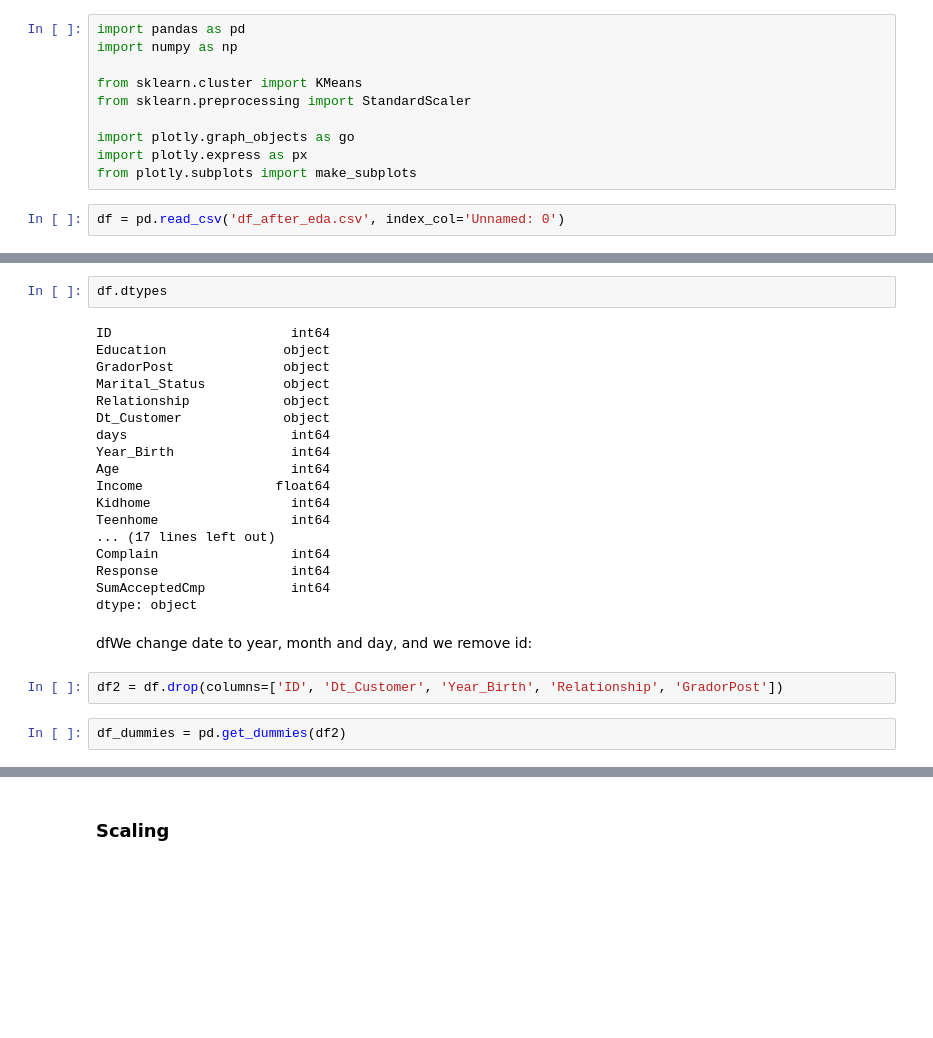
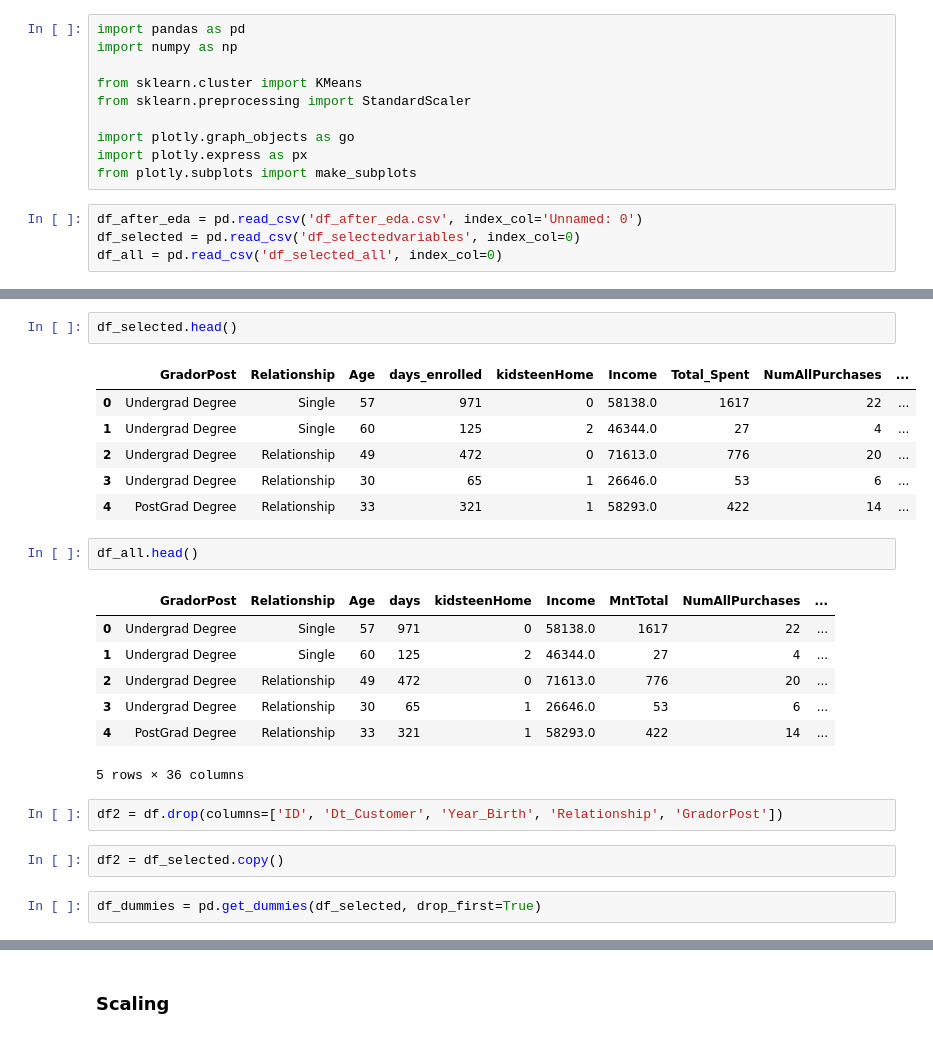
Before and after one commit to jorgecalvar/project-client-segmentation, a Jupyter notebook: models.ipynb, the cells around one changed output, grey strips where cells are left out. Cells and saved outputs as stored; diff of their text form; blank space fills up the shorter version.

```diff
--- a/models.ipynb
+++ b/models.ipynb
@@ -9,5 +9,7 @@ import plotly.graph_objects as go
 import plotly.express as px
 from plotly.subplots import make_subplots
 # %%
-df = pd.read_csv('df_after_eda.csv', index_col='Unnamed: 0')
+df_after_eda = pd.read_csv('df_after_eda.csv', index_col='Unnamed: 0')
+df_selected = pd.read_csv('df_selectedvariables', index_col=0)
+df_all = pd.read_csv('df_selected_all', index_col=0)
 # %%
@@ -43,26 +25,25 @@ dtype: object
-# %%
-df.dtypes
-# %% [output]
-ID                       int64
-Education               object
-GradorPost              object
-Marital_Status          object
-Relationship            object
-Dt_Customer             object
-days                     int64
-Year_Birth               int64
-Age                      int64
-Income                 float64
-Kidhome                  int64
-Teenhome                 int64
-... (17 lines left out)
-Complain                 int64
-Response                 int64
-SumAcceptedCmp           int64
-dtype: object
-# %% [markdown]
-dfWe change date to year, month and day, and we remove id:
+# %%
+df_selected.head()
+# %% [output]
+|  | GradorPost | Relationship | Age | days_enrolled | kidsteenHome | Income | Total_Spent | NumAllPurchases | ... |
+| 0 | Undergrad Degree | Single | 57 | 971 | 0 | 58138.0 | 1617 | 22 | ... |
+| 1 | Undergrad Degree | Single | 60 | 125 | 2 | 46344.0 | 27 | 4 | ... |
+| 2 | Undergrad Degree | Relationship | 49 | 472 | 0 | 71613.0 | 776 | 20 | ... |
+| 3 | Undergrad Degree | Relationship | 30 | 65 | 1 | 26646.0 | 53 | 6 | ... |
+| 4 | PostGrad Degree | Relationship | 33 | 321 | 1 | 58293.0 | 422 | 14 | ... |
+# %%
+df_all.head()
+# %% [output]
+|  | GradorPost | Relationship | Age | days | kidsteenHome | Income | MntTotal | NumAllPurchases | ... |
+| 0 | Undergrad Degree | Single | 57 | 971 | 0 | 58138.0 | 1617 | 22 | ... |
+| 1 | Undergrad Degree | Single | 60 | 125 | 2 | 46344.0 | 27 | 4 | ... |
+| 2 | Undergrad Degree | Relationship | 49 | 472 | 0 | 71613.0 | 776 | 20 | ... |
+| 3 | Undergrad Degree | Relationship | 30 | 65 | 1 | 26646.0 | 53 | 6 | ... |
+| 4 | PostGrad Degree | Relationship | 33 | 321 | 1 | 58293.0 | 422 | 14 | ... |
+5 rows × 36 columns
 # %%
 df2 = df.drop(columns=['ID', 'Dt_Customer', 'Year_Birth', 'Relationship', 'GradorPost'])
+# %%
+df2 = df_selected.copy()
 # %%
-df_dummies = pd.get_dummies(df2)
+df_dummies = pd.get_dummies(df_selected, drop_first=True)
```
Also changed, not shown: parts of 20 cells of this notebook, 7 other files.
